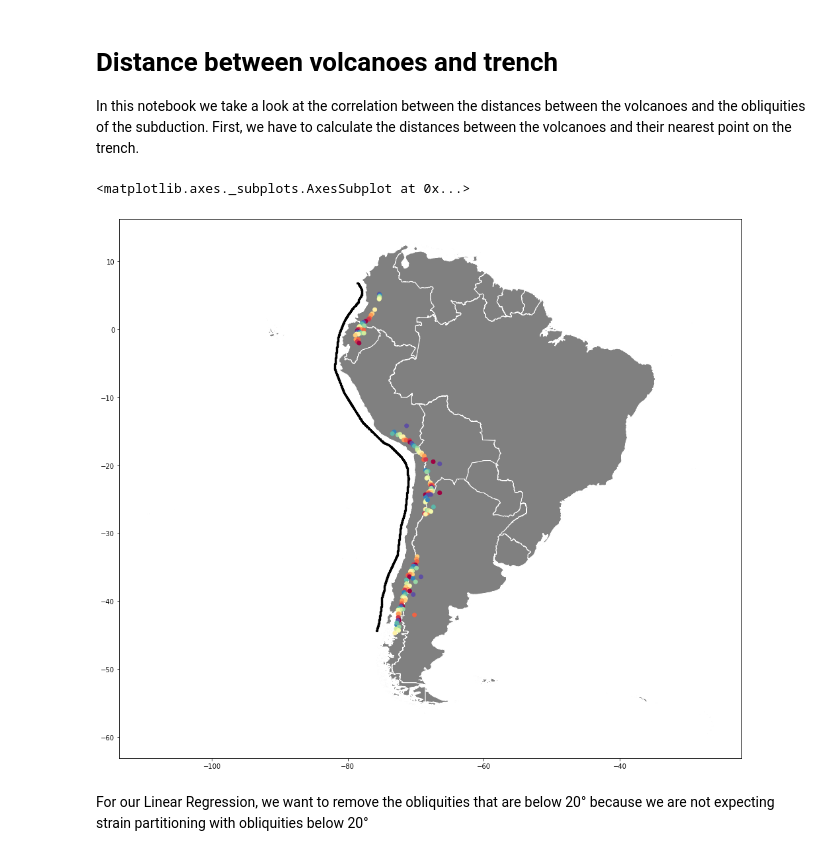
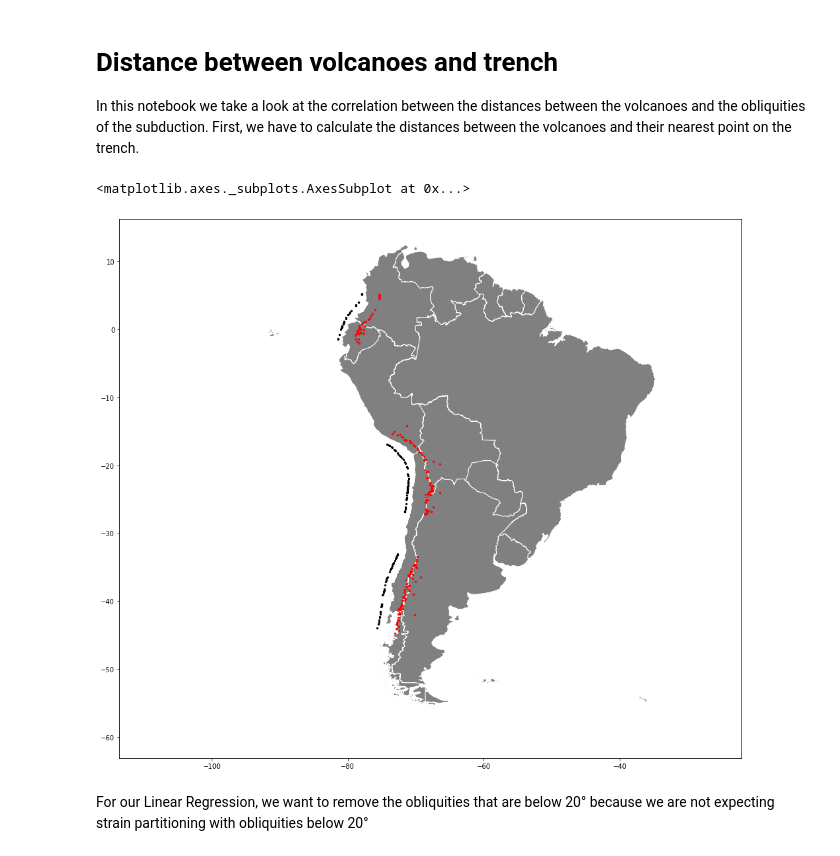
Before and after one commit to Brenchri/Nazca-Subduction, a Jupyter notebook: Distance_Calculation.ipynb, the cells around one changed output. Drawn from its saved outputs; the diff is of its cells as text; code cells hidden in the pictures.

```diff
--- a/Distance_Calculation.ipynb
+++ b/Distance_Calculation.ipynb
@@ -107,16 +107,16 @@ gdf_volcanoes = gpd.GeoDataFrame(volcanoes, geometry = [geo.Point(x,y) for x,y i
 # %%
 # Plot our volcanoes and our trench
 
 fig, ax = plt.subplots(figsize=(30,15))
 ax.set_aspect('equal')
 
 america.plot(ax=ax, color='grey', edgecolor='white')
-gdf_volcanoes.plot(ax=ax, cmap=plt.cm.get_cmap('Spectral_r', 12), legend=True)
+gdf_volcanoes.plot(ax=ax, color = "red", legend=True, markersize = 5 )
 #depth_contour.plot(ax=ax, column="DEPTH", cmap=plt.cm.get_cmap('Spectral_r', 12), legend=True)
-gdf_trench.plot(ax=ax,color = "black", legend =True, markersize = 5)
+gdf_trench.plot(ax=ax,color = "black", legend =True, markersize = 5 )
 # %% [output]
 <matplotlib.axes._subplots.AxesSubplot at 0x...>
-[figure, old version]
+[figure, new version]
 # %% [markdown]
 For our Linear Regression, we want to remove the obliquities that are below 20° because we are not expecting strain partitioning with obliquities below 20°
 # %%
```
Also changed, not shown: parts of 2 cells of this notebook.
